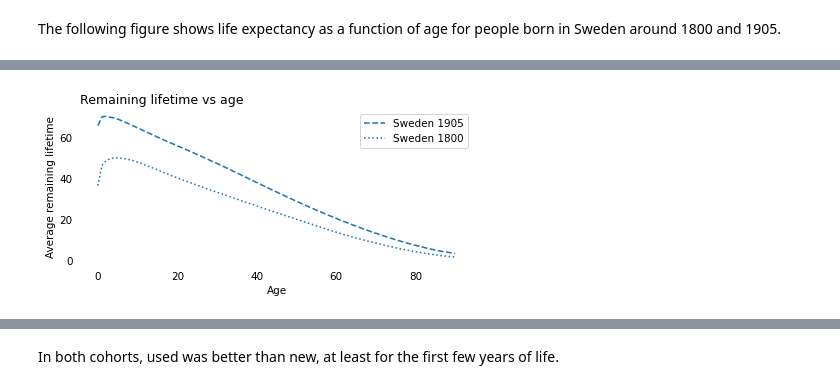
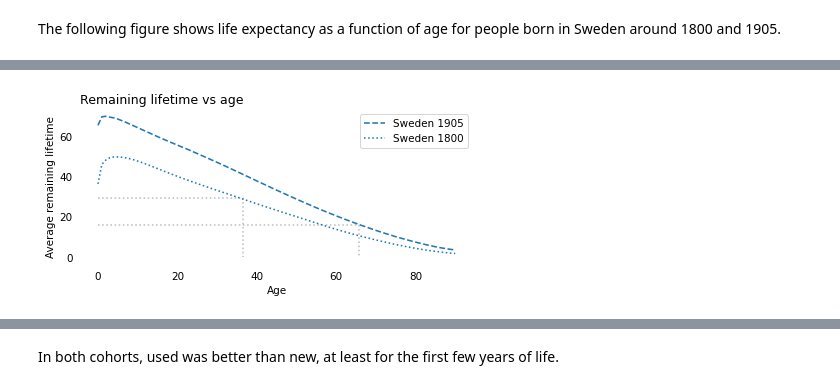
Before and after one commit to AllenDowney/ProbablyOverthinkingIt, a Jupyter notebook: notebooks/nbue.ipynb, the cells around one changed output, grey strips where cells are left out. Saved outputs shown, nothing was run; the diff lists cells and outputs as text; code cells hidden in the pictures.

```diff
--- a/notebooks/nbue.ipynb
+++ b/notebooks/nbue.ipynb
@@ -906,5 +818,8 @@ download(DATA_PATH + "mortality_rates_beltran2012.csv")
+# %%
+filename = "mortality_rates_beltran2012.csv"
+download(DATA_PATH + filename)
 # %%
-mortality = pd.read_csv("mortality_rates_beltran2012.csv", header=[0, 1])
+mortality = pd.read_csv(filename, header=[0, 1])
 mortality.head()
 # %% [output]
 |  | 1905 |  | 1800 |  |
@@ -918,3 +832,10 @@ mortality.head()
 # %%
 def make_series(x, y):
+    """Make a pandas Series.
+
+    x: values for the index
+    y: values of the series
+
+    returns: Series
+    """
     return pd.Series(y, x).dropna()
@@ -955,6 +871,12 @@ from empiricaldist import Hazard
 
 
 def make_hazard(series):
+    """Make a Hazard function by interpolating a Series.
+
+    series: Series
+
+    returns: Hazard
+    """
     interp = interp1d(series.index, series.values, fill_value="extrapolate")
     xs = np.arange(0, 108)
     ys = np.exp(interp(xs))
@@ -1024,21 +934,21 @@ decorate(xlabel="Lifetime", ylabel="Probability of survival")
 # %%
 def draw_lines(pmf, series):
     x = pmf.mean()
     y = series[int(round(x))]
     plt.plot([0, x, x], [y, y, 0], ":", color="gray", alpha=0.5)
 
 
 qs = np.arange(0, 91)
 series1905 = remaining_lifetimes_pmf(pmf1905, qs)
-# draw_lines(pmf1905, series1905)
+draw_lines(pmf1905, series1905)
 series1905.plot(ls="--", color="C0", label="Sweden 1905")
 
 series1800 = remaining_lifetimes_pmf(pmf1800, qs)
-# draw_lines(pmf1800, series1800)
+draw_lines(pmf1800, series1800)
 series1800.plot(ls=":", color="C0", label="Sweden 1800")
 
 decorate(
     xlabel="Age", ylabel="Average remaining lifetime", title="Remaining lifetime vs age"
 )
 # %% [output]
-[figure, old version]
+[figure, new version]
```
Also changed, not shown: parts of 139 cells of this notebook.
